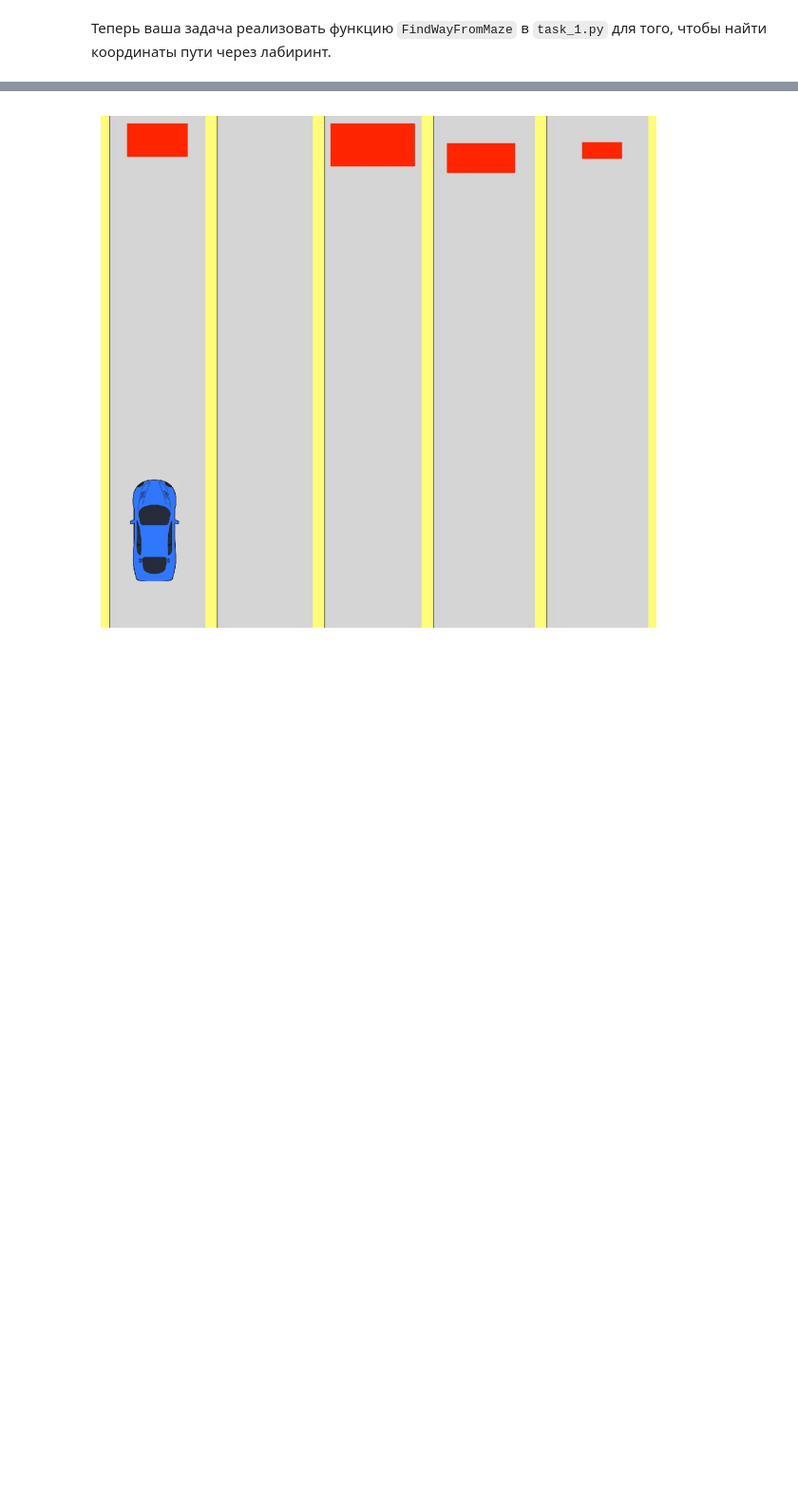
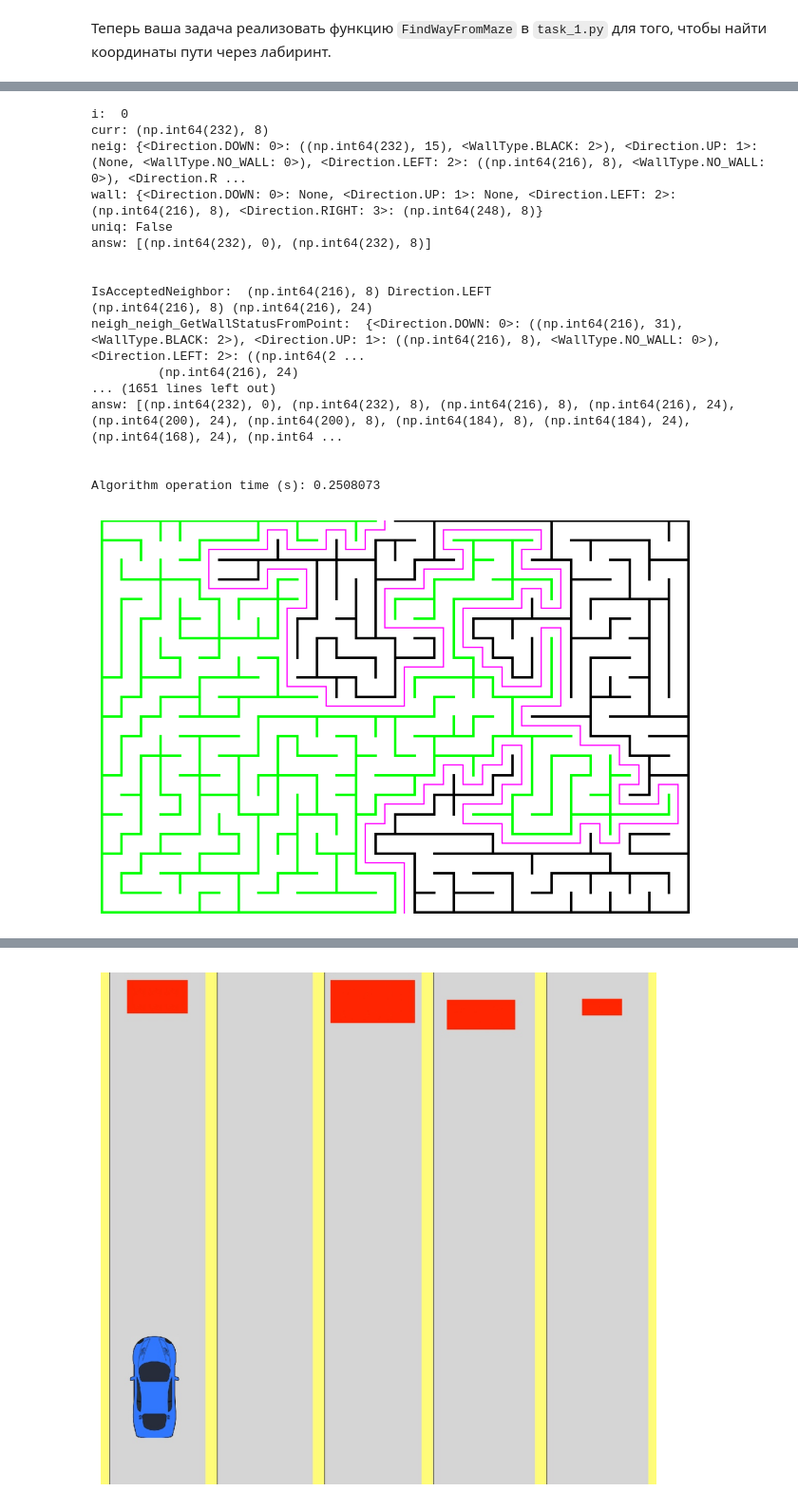
Before and after one commit to UmbrellaLeaf5/computer_vision, a Jupyter notebook: 01_first_images/homework/homework_01.ipynb, the cells around one changed output, grey strips where cells are left out. Shown at 95% size. Saved outputs shown, nothing was run; the diff lists cells and outputs as text; code cells hidden in the pictures; blank space fills up the shorter version.

Commit message:
complete task_1 in homework_1

```diff
--- a/01_first_images/homework/homework_01.ipynb
+++ b/01_first_images/homework/homework_01.ipynb
@@ -113,0 +113,33 @@ Algorithm operation time (s): 0.0639899
+# %%
+test_image = cv2.imread('task_1/30 by 20 orthogonal maze.png')
+
+t_0 = time.time()
+way_coords = FindWayFromMaze(test_image) # вычислить координаты пути через лабиринт
+
+from task_1 import FloodFillFromPoint
+test_image = FloodFillFromPoint(test_image, (0, 0), (0, 255, 0))
+
+print(f"Algorithm operation time (s): {np.round(time.time() - t_0, 7)}")
+
+image_with_way = PlotMazePath(test_image, way_coords)
+
+PlotImage(image_with_way)
+# %% [output]
+i:  0
+curr: (np.int64(232), 8)
+neig: {<Direction.DOWN: 0>: ((np.int64(232), 15), <WallType.BLACK: 2>), <Direction.UP: 1>: (None, <WallType.NO_WALL: 0>), <Direction.LEFT: 2>: ((np.int64(216), 8), <WallType.NO_WALL: 0>), <Direction.R ...
+wall: {<Direction.DOWN: 0>: None, <Direction.UP: 1>: None, <Direction.LEFT: 2>: (np.int64(216), 8), <Direction.RIGHT: 3>: (np.int64(248), 8)}
+uniq: False
+answ: [(np.int64(232), 0), (np.int64(232), 8)]
+
+
+IsAcceptedNeighbor:  (np.int64(216), 8) Direction.LEFT
+(np.int64(216), 8) (np.int64(216), 24)
+neigh_neigh_GetWallStatusFromPoint:  {<Direction.DOWN: 0>: ((np.int64(216), 31), <WallType.BLACK: 2>), <Direction.UP: 1>: ((np.int64(216), 8), <WallType.NO_WALL: 0>), <Direction.LEFT: 2>: ((np.int64(2 ...
+         (np.int64(216), 24)
+... (1651 lines left out)
+answ: [(np.int64(232), 0), (np.int64(232), 8), (np.int64(216), 8), (np.int64(216), 24), (np.int64(200), 24), (np.int64(200), 8), (np.int64(184), 8), (np.int64(184), 24), (np.int64(168), 24), (np.int64 ...
+
+
+Algorithm operation time (s): 0.2508073
+[figure, added]
```
Also changed, not shown: parts of 5 cells of this notebook, 1 other file.
